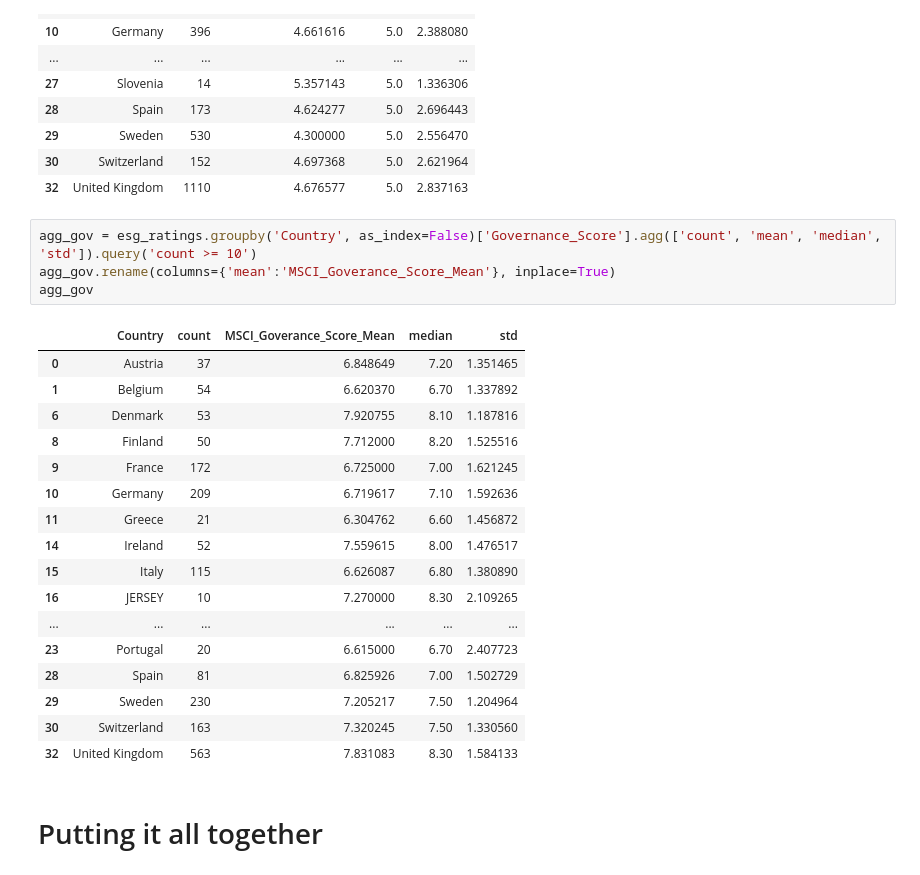
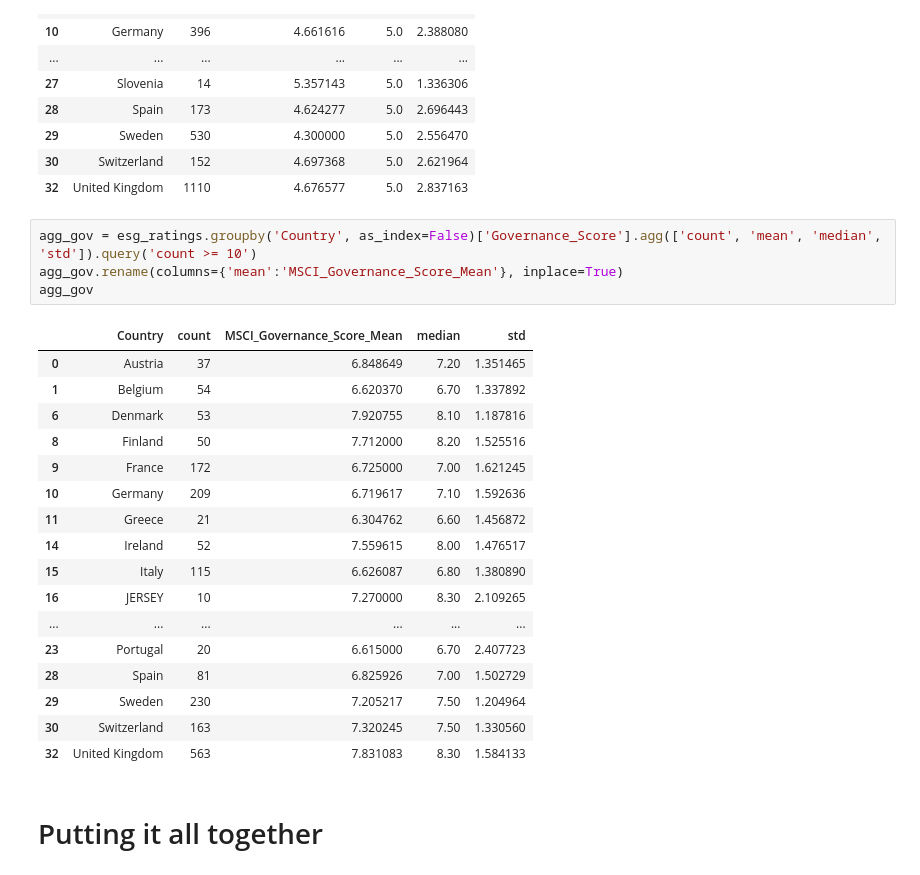
Before and after one commit to pavobravo11/Data501_Project, a Jupyter notebook: governance/company_ratings.ipynb, the cells around one changed output. Saved outputs shown, nothing was run; the diff lists cells and outputs as text.

```diff
--- a/governance/company_ratings.ipynb
+++ b/governance/company_ratings.ipynb
@@ -314,10 +338,10 @@ agg_agr
 | 32 | United Kingdom | 1110 | 4.676577 | 5.0 | 2.837163 |
 # %%
 agg_gov = esg_ratings.groupby('Country', as_index=False)['Governance_Score'].agg(['count', 'mean', 'median', 'std']).query('count >= 10')
-agg_gov.rename(columns={'mean':'MSCI_Goverance_Score_Mean'}, inplace=True)
+agg_gov.rename(columns={'mean':'MSCI_Governance_Score_Mean'}, inplace=True)
 agg_gov
 # %% [output]
-|  | Country | count | MSCI_Goverance_Score_Mean | median | std |
+|  | Country | count | MSCI_Governance_Score_Mean | median | std |
 | 0 | Austria | 37 | 6.848649 | 7.20 | 1.351465 |
 | 1 | Belgium | 54 | 6.620370 | 6.70 | 1.337892 |
 | 6 | Denmark | 53 | 7.920755 | 8.10 | 1.187816 |
```
Also changed, not shown: parts of 5 cells of this notebook, 3 other files.
